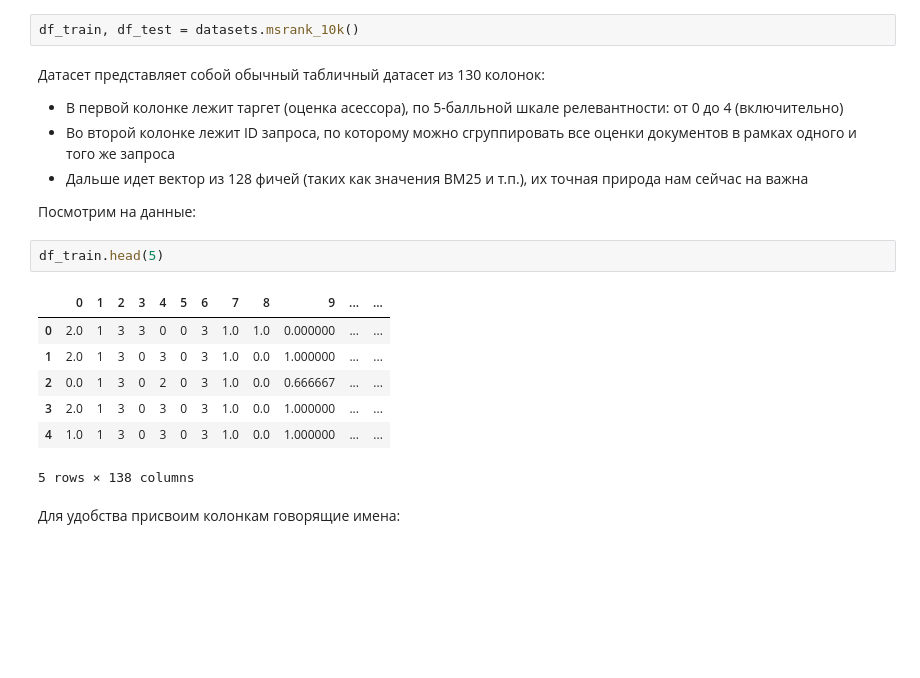
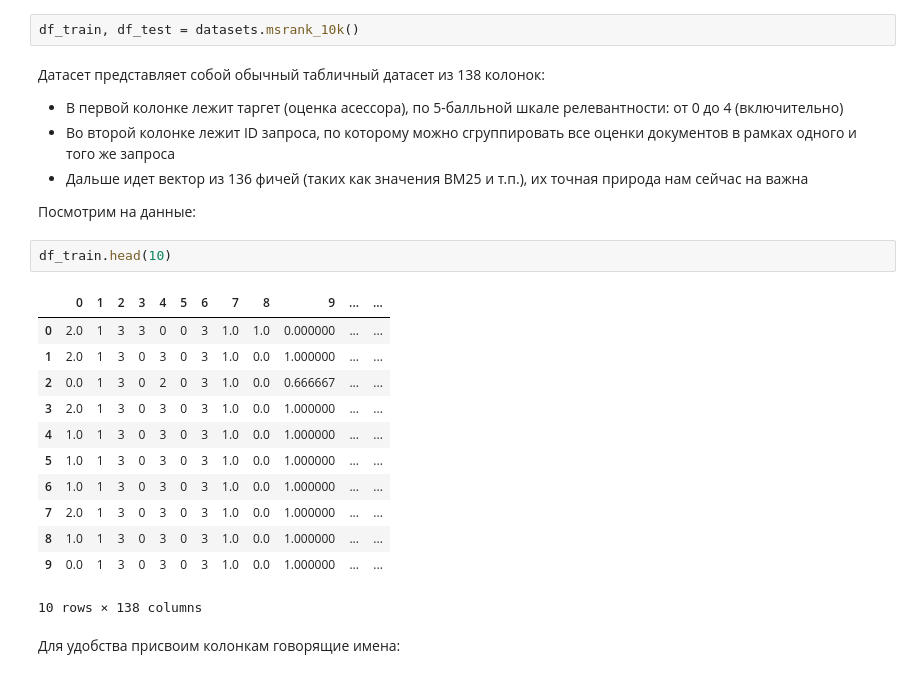
Before and after one commit to agcr/vk-ir-course, a Jupyter notebook: seminars/08-learning-to-rank/explore_mslr.ipynb, the cells around one changed output. Cells and saved outputs as stored; diff of their text form; blank space fills up the shorter version.

```diff
--- a/seminars/08-learning-to-rank/explore_mslr.ipynb
+++ b/seminars/08-learning-to-rank/explore_mslr.ipynb
@@ -54,22 +54,27 @@ from catboost import datasets, utils
 # %%
 df_train, df_test = datasets.msrank_10k()
 # %% [markdown]
-Датасет представляет собой обычный табличный датасет из 130 колонок:
+Датасет представляет собой обычный табличный датасет из 138 колонок:
 - В первой колонке лежит таргет (оценка асессора), по 5-балльной шкале релевантности: от 0 до 4 (включительно)
 - Во второй колонке лежит ID запроса, по которому можно сгруппировать все оценки документов в рамках одного и того же запроса
-- Дальше идет вектор из 128 фичей (таких как значения BM25 и т.п.), их точная природа нам сейчас на важна
+- Дальше идет вектор из 136 фичей (таких как значения BM25 и т.п.), их точная природа нам сейчас на важна
 
 Посмотрим на данные:
 # %%
-df_train.head(5)
+df_train.head(10)
 # %% [output]
 |  | 0 | 1 | 2 | 3 | 4 | 5 | 6 | 7 | 8 | 9 | ... | ... |
 | 0 | 2.0 | 1 | 3 | 3 | 0 | 0 | 3 | 1.0 | 1.0 | 0.000000 | ... | ... |
 | 1 | 2.0 | 1 | 3 | 0 | 3 | 0 | 3 | 1.0 | 0.0 | 1.000000 | ... | ... |
 | 2 | 0.0 | 1 | 3 | 0 | 2 | 0 | 3 | 1.0 | 0.0 | 0.666667 | ... | ... |
 | 3 | 2.0 | 1 | 3 | 0 | 3 | 0 | 3 | 1.0 | 0.0 | 1.000000 | ... | ... |
 | 4 | 1.0 | 1 | 3 | 0 | 3 | 0 | 3 | 1.0 | 0.0 | 1.000000 | ... | ... |
+| 5 | 1.0 | 1 | 3 | 0 | 3 | 0 | 3 | 1.0 | 0.0 | 1.000000 | ... | ... |
+| 6 | 1.0 | 1 | 3 | 0 | 3 | 0 | 3 | 1.0 | 0.0 | 1.000000 | ... | ... |
+| 7 | 2.0 | 1 | 3 | 0 | 3 | 0 | 3 | 1.0 | 0.0 | 1.000000 | ... | ... |
+| 8 | 1.0 | 1 | 3 | 0 | 3 | 0 | 3 | 1.0 | 0.0 | 1.000000 | ... | ... |
+| 9 | 0.0 | 1 | 3 | 0 | 3 | 0 | 3 | 1.0 | 0.0 | 1.000000 | ... | ... |
-5 rows × 138 columns
+10 rows × 138 columns
 # %% [markdown]
 Для удобства присвоим колонкам говорящие имена:
 # %%
```
Also changed, not shown: parts of 3 cells of this notebook.
